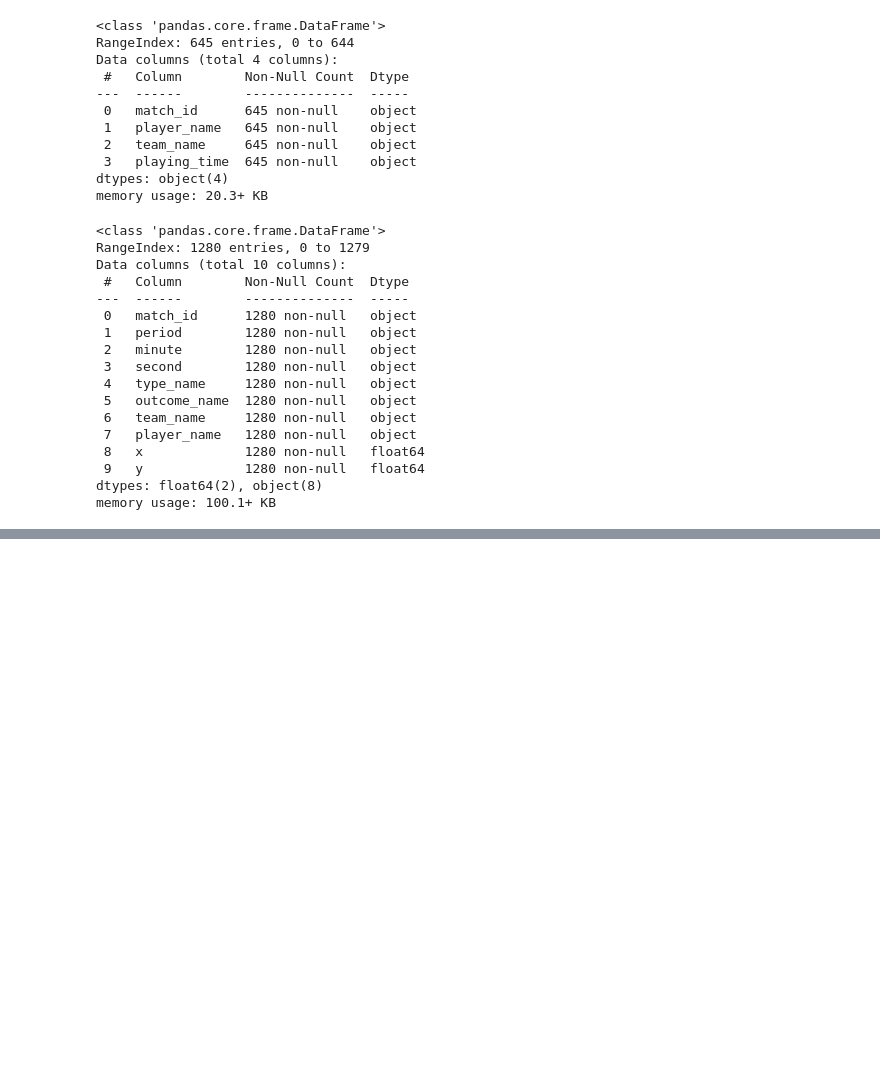
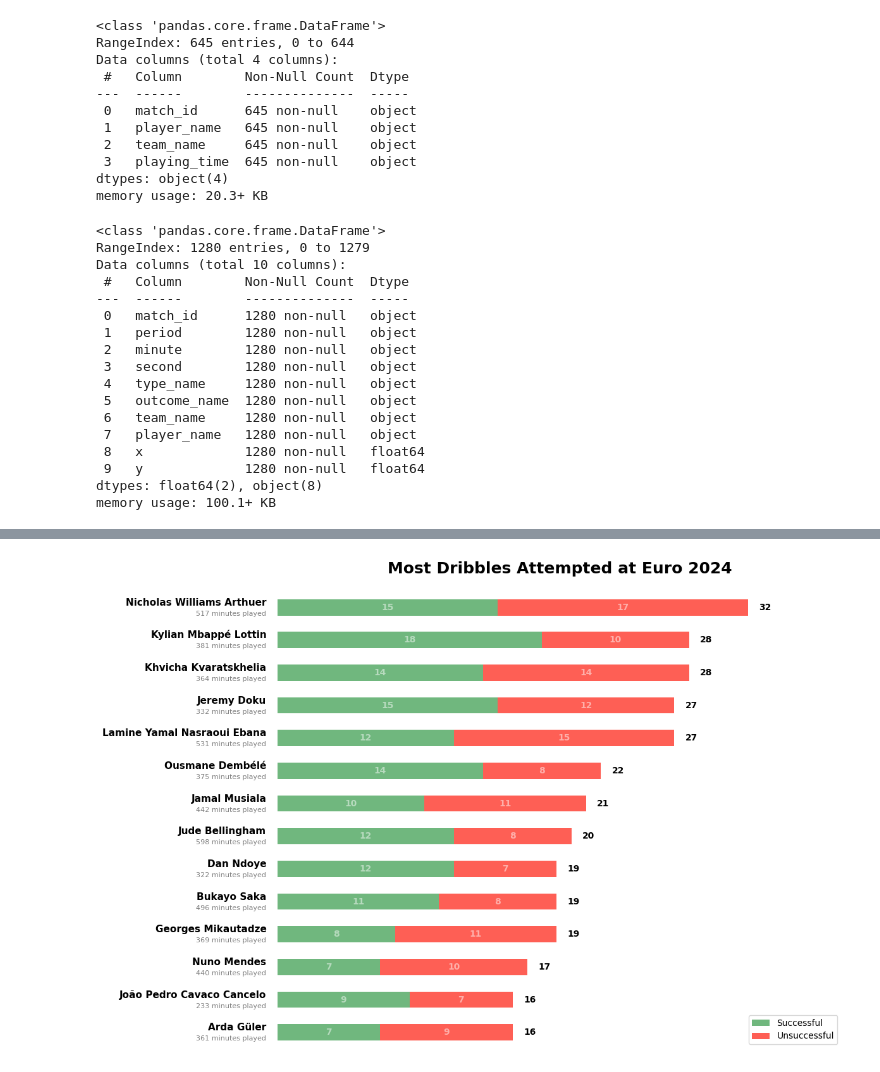
Before and after one commit to MarijnSt/soccermatics-project-1, a Jupyter notebook: per_90.ipynb, the cells around one changed output, grey strips where cells are left out. Drawn from its saved outputs; the diff is of its cells as text; code cells hidden in the pictures; blank space fills up the shorter version.

```diff
--- a/per_90.ipynb
+++ b/per_90.ipynb
@@ -169,13 +204,3 @@ Data columns (total 10 columns):
  9   y             1280 non-null   float64
 dtypes: float64(2), object(8)
 memory usage: 100.1+ KB
-# %%
-# Create player stats: total playing time
-df_players['playing_time'] = pd.to_numeric(df_players['playing_time'])
-df_player_stats = df_players.groupby(['player_name', 'team_name'])['playing_time'].sum().reset_index()
-df_player_stats = df_player_stats.sort_values('playing_time', ascending=False)
-
-# Add total number of dribbles
-dribble_stats = df_dribbles.groupby(['player_name', 'outcome_name']).size().unstack(fill_value=0)
-df_player_stats = pd.concat([df_player_stats, dribble_stats], axis=1)
-dribble_stats.head()
@@ -189,0 +251,79 @@ dribble_stats.head()
+# %%
+# Plot stacked bars of complete and incomplete dribbles for players with most dribble attempts
+df_top_dribblers = df_player_stats[df_player_stats['total_dribbles'] > 15].sort_values(['total_dribbles', 'complete_dribbles'], ascending=True)
+
+# Reset the index after sorting
+df_top_dribblers = df_top_dribblers.reset_index(drop=True)
+
+# Create the plot
+fig, ax = plt.subplots(figsize=(12, 8))
+
+
+# Set titles and labels
+plt.title('Most Dribbles Attempted at Euro 2024', pad=20, fontweight='bold', fontsize=18)
+plt.xlabel('Number of dribbles attempted')
+plt.ylabel(None)
+
+# Plot stacked bars
+df_top_dribblers['complete_dribbles'].plot(kind='barh', color='#70B77E', ax=ax)
+df_top_dribblers['incomplete_dribbles'].plot(kind='barh', color='#fe5f55', ax=ax, left=df_top_dribblers['complete_dribbles'])
+
+# Add annotations for complete and incomplete dribbles
+for i, v in enumerate(df_top_dribblers['complete_dribbles']):
+    ax.text(v/2, i, str(v),
+            color='white',
+            alpha=0.5,
+            va='center',
+            ha='center',
+            fontweight='bold')
+for i, v in enumerate(df_top_dribblers['incomplete_dribbles']):
+    ax.text(v/2 + df_top_dribblers['complete_dribbles'].iloc[i], i, str(v),
+            color='white',
+            alpha=0.5,
+            va='center',
+            ha='center',
+            fontweight='bold')
+
+# Add custom player labels using ax.text
+for i, row in df_top_dribblers.iterrows():
+    # Player name in bold
+    ax.text(-0.75, i,
+            f"{row['player_name']}",
+            ha='right',
+            va='bottom',
+            fontsize=11,
+            fontweight='bold')
+
+    # Minutes in smaller, lighter font
+    ax.text(-0.75, i - 0.1,
+            f"{row['minutes_played']:.0f} minutes played",
+            ha='right',
+            va='top',
+            fontsize=8,
+            color='gray')
+
+# Add total numbers at the end of each bar
+for i, row in df_top_dribblers.iterrows():
+    total = row['total_dribbles']
+    plt.text(total + 0.75, i, str(int(total)), va='center', fontweight='bold')
+
+# Remove y-axis labels
+ax.set_yticklabels([])
+ax.set_yticks([])
+ax.set_xticks([])
+
+# Remove all spines
+ax.spines['top'].set_visible(False)
+ax.spines['right'].set_visible(False)
+ax.spines['left'].set_visible(False)
+ax.spines['bottom'].set_visible(False)
+
+# Add legend
+plt.legend(['Successful', 'Unsuccessful'])
+
+# Adjust layout and margins
+plt.margins(x=0.2)
+plt.tight_layout()
+plt.show()
+# %% [output]
+[figure, added]
```
Also changed, not shown: parts of 6 cells of this notebook.
